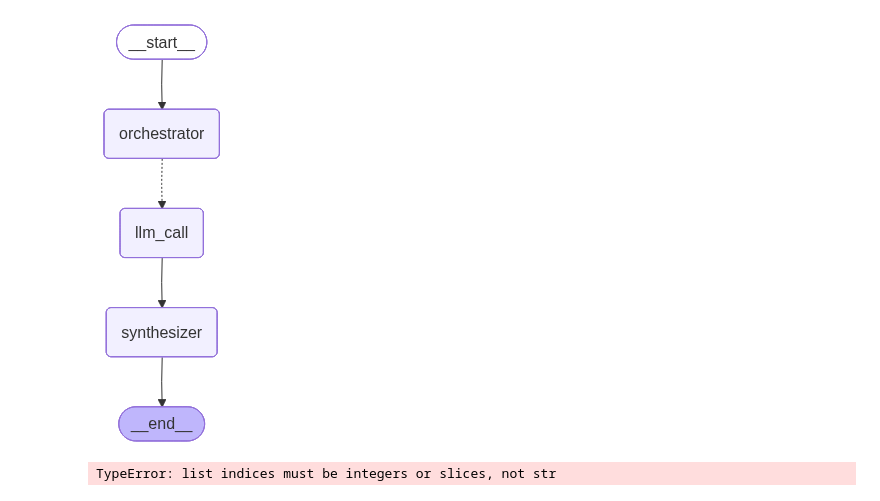
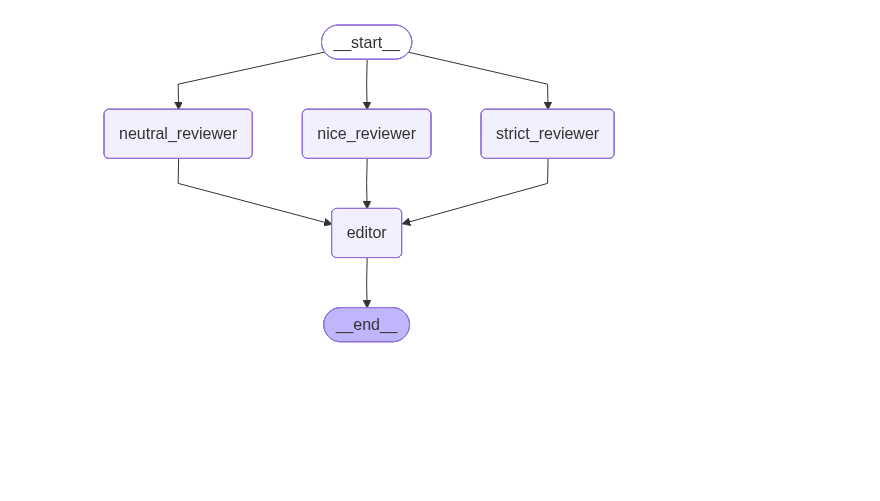
Before and after one commit to joaopaulo7/multiagent-paper-review, a Jupyter notebook: testeOrch.ipynb, the cells around one changed output. Cells and saved outputs as stored; diff of their text form; code cells hidden in the pictures; blank space fills up the shorter version.

```diff
--- a/testeOrch.ipynb
+++ b/testeOrch.ipynb
@@ -122,0 +16,11 @@ def assign_workers(state: State):
+# %%
+client = MultiServerMCPClient(
+    {
+        "papers": {
+            "transport": "http",
+            "url": "http://localhost:8000/mcp",
+        }
+    }
+)
+
+tools = await client.get_tools()
@@ -122,0 +67,8 @@ def assign_workers(state: State):
+# %%
+# Graph state
+class State(TypedDict):
+    paper_text: str
+    nice_review: Review
+    strict_review: Review
+    neutral_review: Review
+    final_review: Review
@@ -123,32 +149,26 @@ def assign_workers(state: State):
 # %%
 # Build workflow
-orchestrator_worker_builder = StateGraph(State)
+reviewer_builder = StateGraph(State)
 
 # Add the nodes
-orchestrator_worker_builder.add_node("orchestrator", orchestrator)
-orchestrator_worker_builder.add_node("llm_call", llm_call)
-orchestrator_worker_builder.add_node("synthesizer", synthesizer)
+reviewer_builder.add_node("nice_reviewer", nice_reviewer)
+reviewer_builder.add_node("strict_reviewer", strict_reviewer)
+reviewer_builder.add_node("neutral_reviewer", neutral_reviewer)
+reviewer_builder.add_node("editor", editor)
 
 # Add edges to connect nodes
-orchestrator_worker_builder.add_edge(START, "orchestrator")
-orchestrator_worker_builder.add_conditional_edges(
-    "orchestrator", assign_workers, ["llm_call"]
-)
-orchestrator_worker_builder.add_edge("llm_call", "synthesizer")
-orchestrator_worker_builder.add_edge("synthesizer", END)
+reviewer_builder.add_edge(START, "nice_reviewer")
+reviewer_builder.add_edge(START, "strict_reviewer")
+reviewer_builder.add_edge(START, "neutral_reviewer")
+reviewer_builder.add_edge(
+    ["nice_reviewer", "strict_reviewer", "neutral_reviewer"],
+    "editor")
+reviewer_builder.add_edge("editor", END)
 
 # Compile the workflow
-orchestrator_worker = orchestrator_worker_builder.compile()
+reviewer = reviewer_builder.compile()
 
 # Show the workflow
-display(Image(orchestrator_worker.get_graph().draw_mermaid_png()))
+display(Image(reviewer.get_graph().draw_mermaid_png()))
 # %% [output]
-[figure, old version]
+[figure, new version]
-# %%
-# Invoke
-state = orchestrator_worker.invoke({"topic": "Create a report on the Cruzília city."}
-                                   )
-
-Markdown(state["final_report"])
-# %% [output]
-TypeError: list indices must be integers or slices, not str
```
Also changed, not shown: parts of 21 cells of this notebook, 3 other files.
